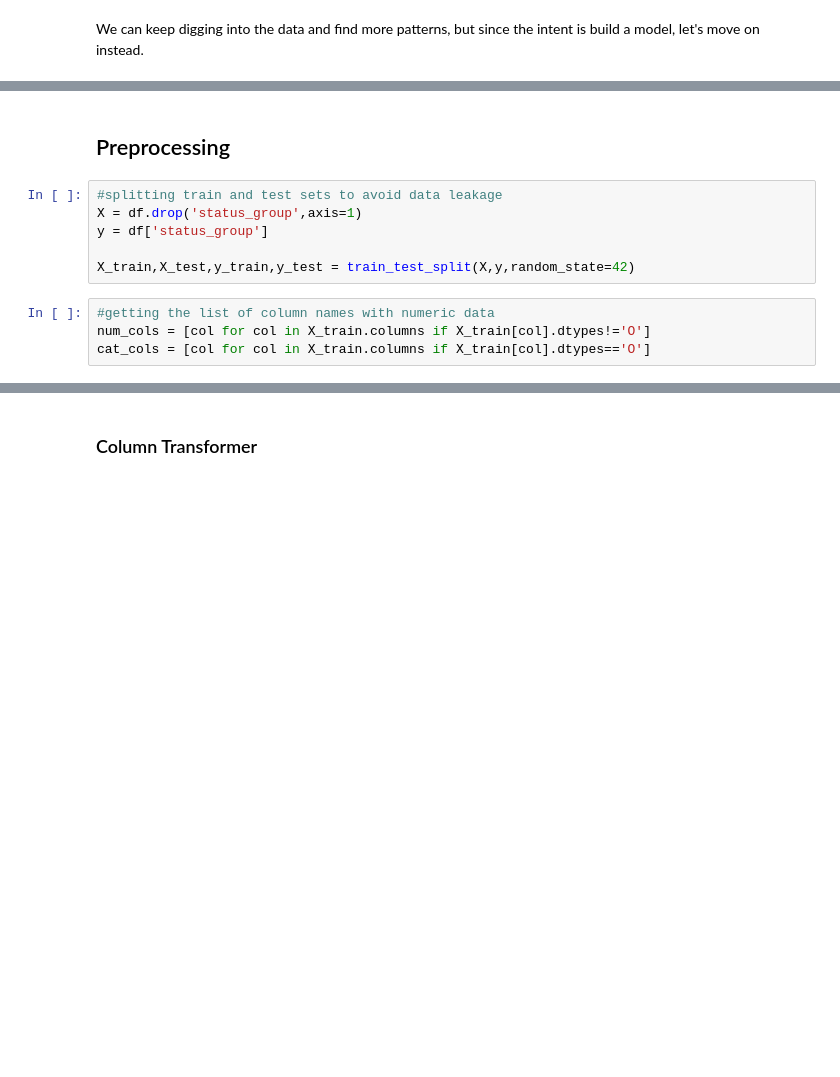
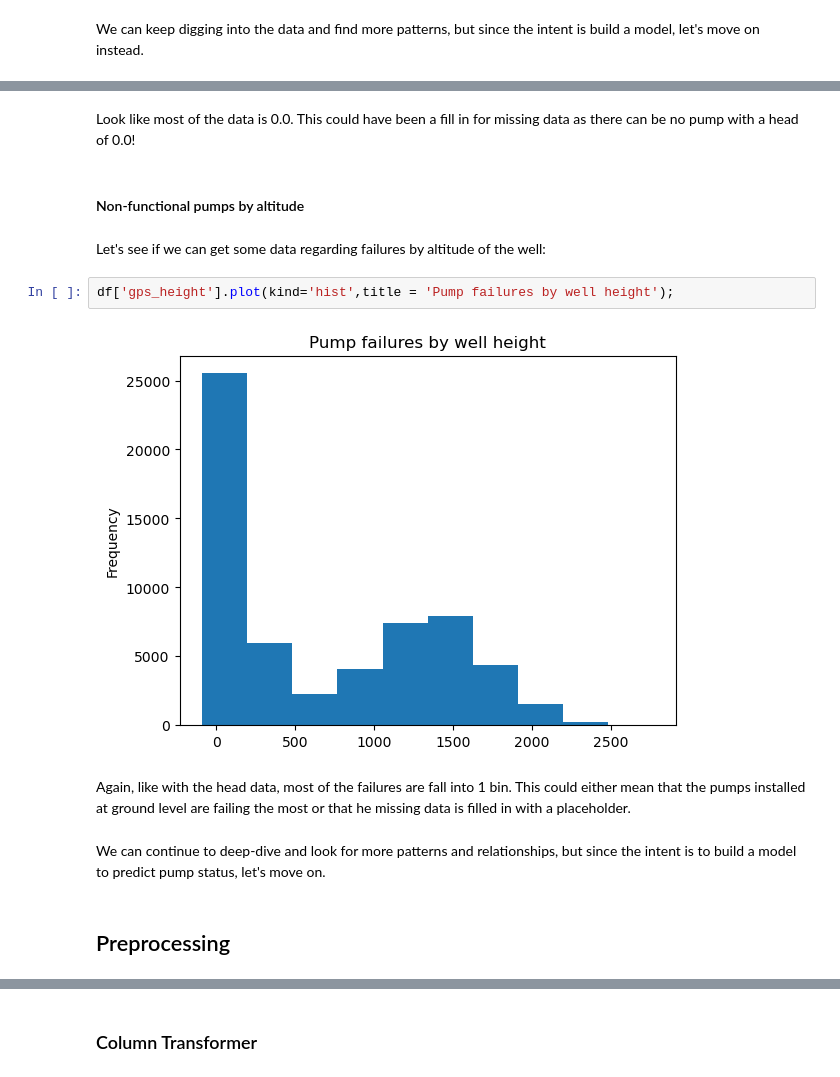
Before and after one commit to rahulakrish/water_pump_classifier, a Jupyter notebook: notebook.ipynb, the cells around one changed output, grey strips where cells are left out. Saved outputs shown, nothing was run; the diff lists cells and outputs as text; blank space fills up the shorter version.

```diff
--- a/notebook.ipynb
+++ b/notebook.ipynb
@@ -681,12 +385,16 @@ df.shape
+# %% [markdown]
+Look like most of the data is 0.0. This could have been a fill in for missing data as there can be no pump with a head of 0.0!
+# %% [markdown]
+#### Non-functional pumps by altitude
+# %% [markdown]
+Let's see if we can get some data regarding failures by altitude of the well:
+# %%
+df['gps_height'].plot(kind='hist',title = 'Pump failures by well height');
+# %% [output]
+[figure, added]
+# %% [markdown]
+Again, like with the head data, most of the failures are fall into 1 bin. This could either mean that the pumps installed at ground level are failing the most or that he missing data is filled in with a placeholder.
+# %% [markdown]
+We can continue to deep-dive and look for more patterns and relationships, but since the intent is to build a model to predict pump status, let's move on.
 # %% [markdown]
 ## Preprocessing
-# %%
-#splitting train and test sets to avoid data leakage
-X = df.drop('status_group',axis=1)
-y = df['status_group']
-
-X_train,X_test,y_train,y_test = train_test_split(X,y,random_state=42)
-# %%
-#getting the list of column names with numeric data
-num_cols = [col for col in X_train.columns if X_train[col].dtypes!='O']
-cat_cols = [col for col in X_train.columns if X_train[col].dtypes=='O']
```
Also changed, not shown: parts of 173 cells of this notebook.
